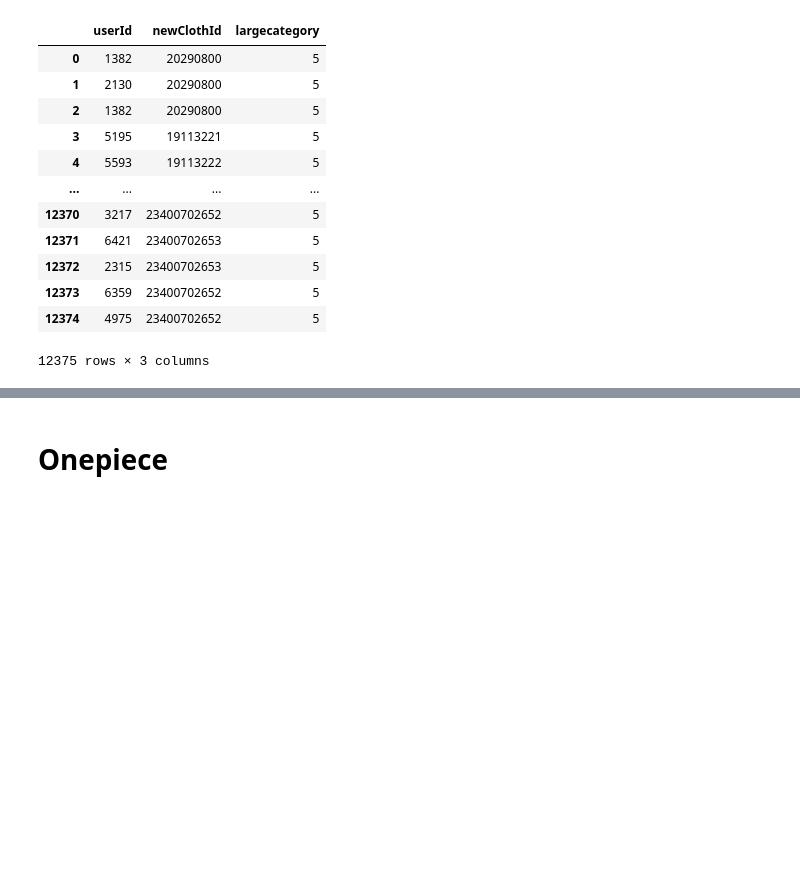
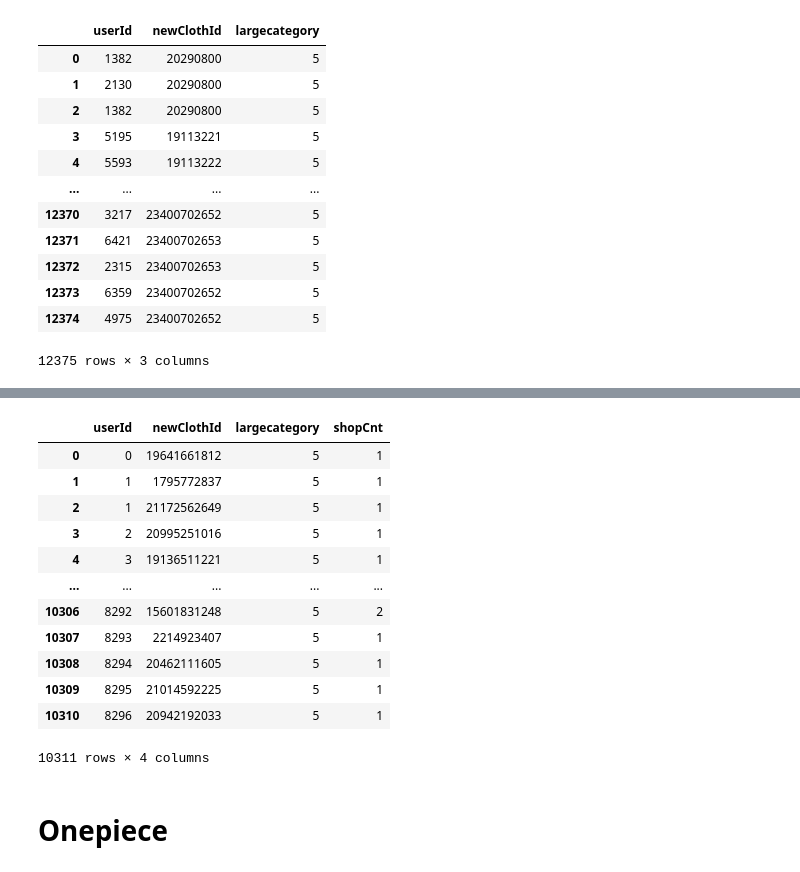
Before and after one commit to yoonjung1205/SSAFit, a Jupyter notebook: data/DataCrawling/Data/User/Review to User.ipynb, the cells around one changed output, grey strips where cells are left out. Saved outputs shown, nothing was run; the diff lists cells and outputs as text; code cells hidden in the pictures; blank space fills up the shorter version.

Commit message:
feat: finish data preprocessing about cloth, user, transaction

```diff
--- a/data/DataCrawling/Data/User/Review to User.ipynb
+++ b/data/DataCrawling/Data/User/Review to User.ipynb
@@ -229,3 +229,8 @@ transaction_skirt
 | 12373 | 6359 | 23400702652 | 5 |
 | 12374 | 4975 | 23400702652 | 5 |
 12375 rows × 3 columns
+# %%
+b = transaction_skirt.drop_duplicates(subset=['userId', 'newClothId']).reset_index(drop=True)
+b = b.sort_values(['userId', 'newClothId'])
+b.index = range(len(b))
+b
@@ -231,0 +251,6 @@ transaction_skirt
+# %%
+a = transaction_skirt.groupby(['userId', 'newClothId']).count()
+a = a.sort_values(['userId', 'newClothId'])
+a.columns = ['shopCnt']
+a.index = range(len(a))
+a
@@ -232,3 +271,20 @@ transaction_skirt
+# %%
+transaction_skirt = pd.concat([b, a], axis=1)
+transaction_skirt
+# %% [output]
+|  | userId | newClothId | largecategory | shopCnt |
+| 0 | 0 | 19641661812 | 5 | 1 |
+| 1 | 1 | 1795772837 | 5 | 1 |
+| 2 | 1 | 21172562649 | 5 | 1 |
+| 3 | 2 | 20995251016 | 5 | 1 |
+| 4 | 3 | 19136511221 | 5 | 1 |
+| ... | ... | ... | ... | ... |
+| 10306 | 8292 | 15601831248 | 5 | 2 |
+| 10307 | 8293 | 2214923407 | 5 | 1 |
+| 10308 | 8294 | 20462111605 | 5 | 1 |
+| 10309 | 8295 | 21014592225 | 5 | 1 |
+| 10310 | 8296 | 20942192033 | 5 | 1 |
+10311 rows × 4 columns
 # %%
 transaction_skirt.to_json('transaction_skirt.json', orient='records', force_ascii=False)
 # %% [markdown]
```
Also changed, not shown: parts of 23 cells of this notebook, 2 other files.
